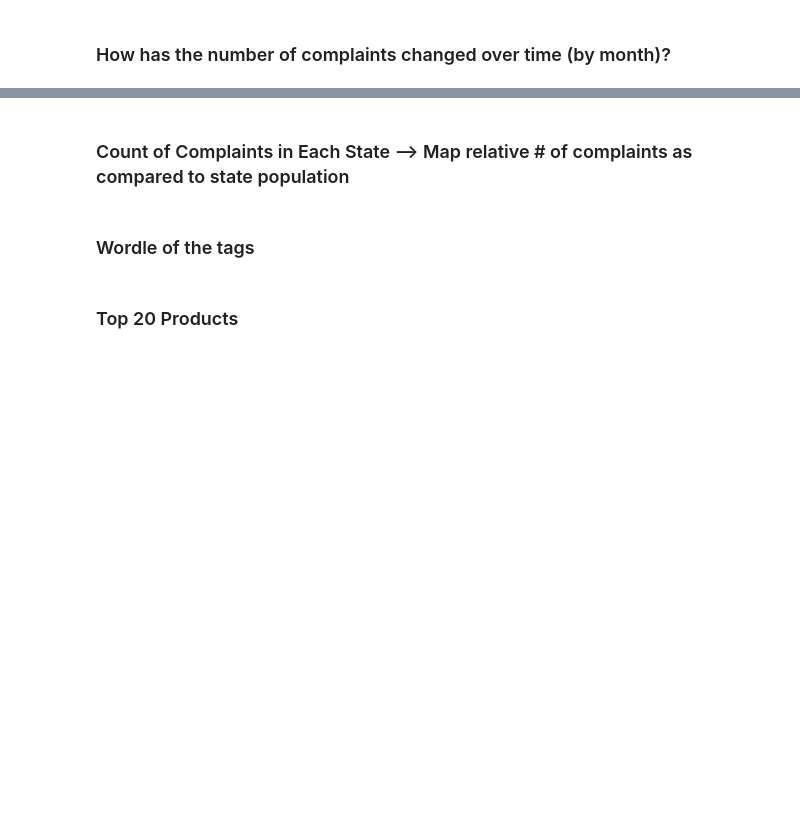
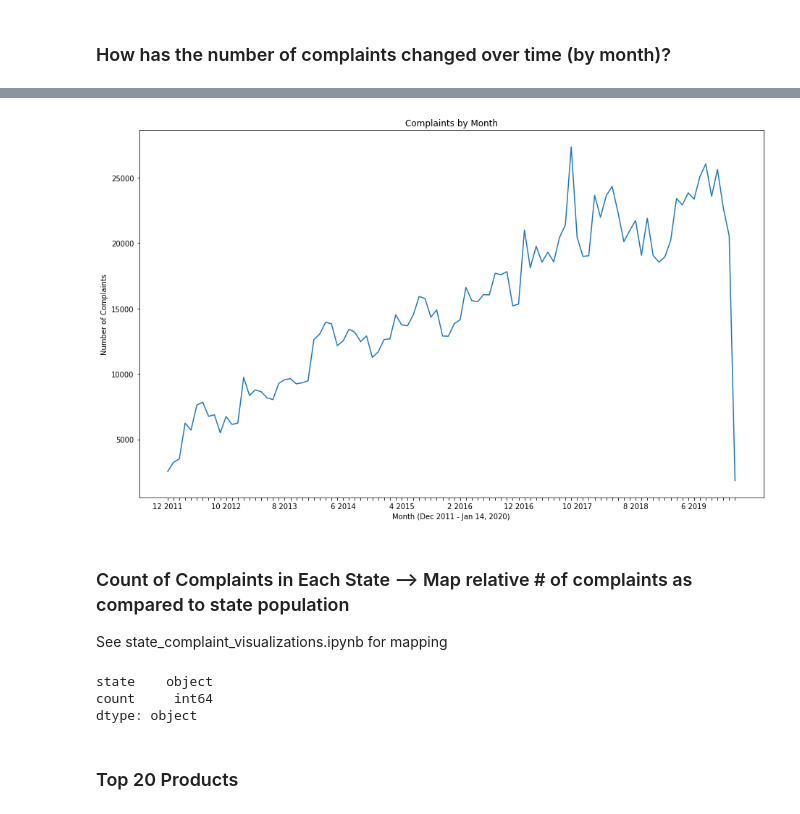
Before and after one commit to allisoncstafford/spark-data-prep-blog, a Jupyter notebook: data_prep_pyspark_blog.ipynb, the cells around one changed output, grey strips where cells are left out. Cells and saved outputs as stored; diff of their text form; code cells hidden in the pictures; blank space fills up the shorter version.

```diff
--- a/data_prep_pyspark_blog.ipynb
+++ b/data_prep_pyspark_blog.ipynb
@@ -262,2 +280,9 @@ plt.savefig('images/company_counts.png')
 # %% [markdown]
 ### How has the number of complaints changed over time (by month)?
+# %%
+month = df_clean.groupby("y_submitted", "m_submitted").count().orderBy("y_submitted", "m_submitted").toPandas()
+# %%
+month['m_submitted'] = month['m_submitted'].astype(str)
+month['y_submitted'] = month['y_submitted'].astype(str)
+month['period'] = month[['m_submitted', 'y_submitted']].apply(lambda x: ' '.join(x), axis=1)
+month
@@ -264,4 +303,19 @@ plt.savefig('images/company_counts.png')
+# %%
+fig, ax = plt.subplots(figsize=(13, 8))
+ax.plot(month['period'], month['count'])
+ax.set_title("Complaints by Month")
+ax.set_xlabel("Month (Dec 2011 - Jan 14, 2020)")
+ax.set_ylabel('Number of Complaints')
+
+every_nth = 10
+for n, label in enumerate(ax.xaxis.get_ticklabels()):
+    if n % every_nth != 0:
+        label.set_visible(False)
+
+plt.savefig('images/month.png')
+# %% [output]
+[figure, added]
 # %% [markdown]
 ### Count of Complaints in Each State --> Map relative # of complaints as compared to state population
+
+See state_complaint_visualizations.ipynb for mapping
-# %% [markdown]
-### Wordle of the tags
@@ -267,0 +328,6 @@ plt.savefig('images/company_counts.png')
+# %%
+state_counts.dtypes
+# %% [output]
+state    object
+count     int64
+dtype: object
```
Also changed, not shown: parts of 15 cells of this notebook, 7 other files.
